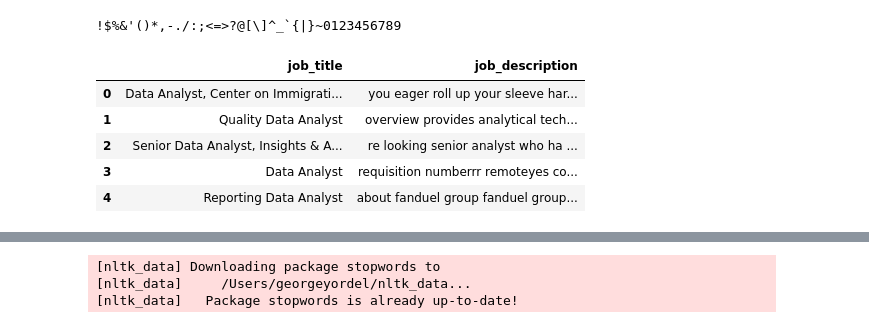
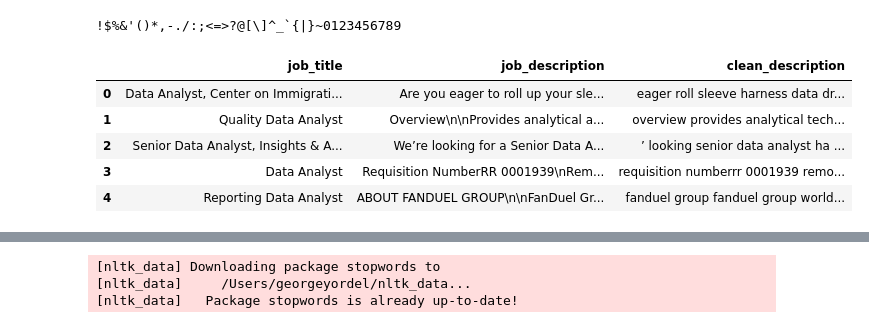
Before and after one commit to Nuel-EN/Capstone-Project-, a Jupyter notebook: Devyns-Master-NB.ipynb, the cells around one changed output, grey strips where cells are left out. Cells and saved outputs as stored; diff of their text form; code cells hidden in the pictures.

```diff
--- a/Devyns-Master-NB.ipynb
+++ b/Devyns-Master-NB.ipynb
@@ -147,39 +147,40 @@ print(exclist)
 # Create a Function
 def clean_texts(text):
     """ Function to perform preprocessing """
 
     # Convert to lower cases
     text = text.lower()
 
     # Remove punctuations and numbers
-    text = text.translate(str.maketrans("", "", exclist))
+    text = text.translate(str.maketrans("", "", exclude_punctuation))
 
     # White space before and after punctuation?
     # text = text.translate(str.maketrans({key: " {0} ".format(key) for key in string.punctuation}))
 
 
     # Tokenization
     tokens = word_tokenize(text)
 
     # Lemmatization
     tokens = [lemmatizer.lemmatize(token) for token in tokens]
 
     # Remove stop words
-    tokens = [token for token in tokens if token not in stop_words]
+    stopwords = nltk.corpus.stopwords.words('english')
+    tokens = [token for token in tokens if token not in stopwords]
 
     # Join tokens
     clean_text = " ".join(tokens)
 
     # Return the output
     return clean_text
 # Apply the function to all disclosures
-master_df['job_description'] = master_df['job_description'].apply(clean_texts)
+master_df['clean_description'] = master_df['job_description'].apply(clean_texts)
 # View the first 5 rows
 master_df.head()
 # %% [output]
-|  | job_title | job_description |
-| 0 | Data Analyst, Center on Immigrati... | you eager roll up your sleeve har... |
-| 1 | Quality Data Analyst | overview provides analytical tech... |
-| 2 | Senior Data Analyst, Insights & A... | re looking senior analyst who ha ... |
-| 3 | Data Analyst | requisition numberrr remoteyes co... |
-| 4 | Reporting Data Analyst | about fanduel group fanduel group... |
+|  | job_title | job_description | clean_description |
+| 0 | Data Analyst, Center on Immigrati... | Are you eager to roll up your sle... | eager roll sleeve harness data dr... |
+| 1 | Quality Data Analyst | Overview\n\nProvides analytical a... | overview provides analytical tech... |
+| 2 | Senior Data Analyst, Insights & A... | We’re looking for a Senior Data A... | ’ looking senior data analyst ha ... |
+| 3 | Data Analyst | Requisition NumberRR 0001939\nRem... | requisition numberrr 0001939 remo... |
+| 4 | Reporting Data Analyst | ABOUT FANDUEL GROUP\n\nFanDuel Gr... | fanduel group fanduel group world... |
```
Also changed, not shown: parts of 24 cells of this notebook.
